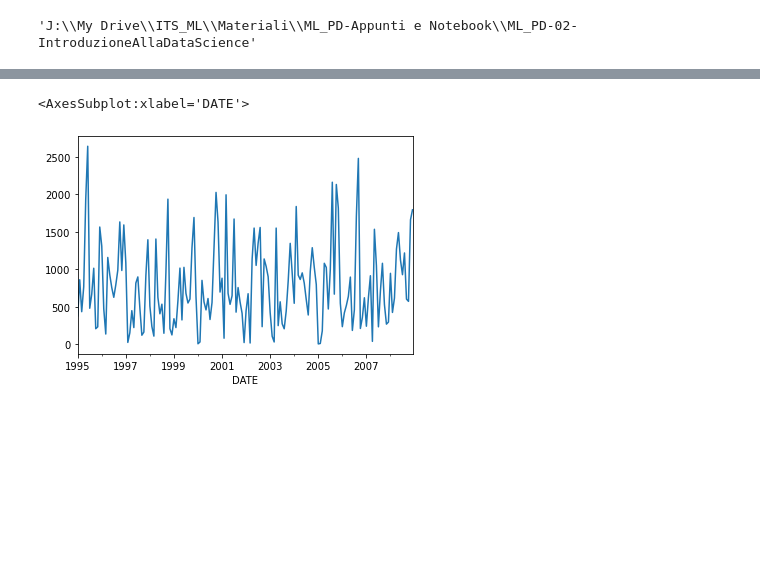
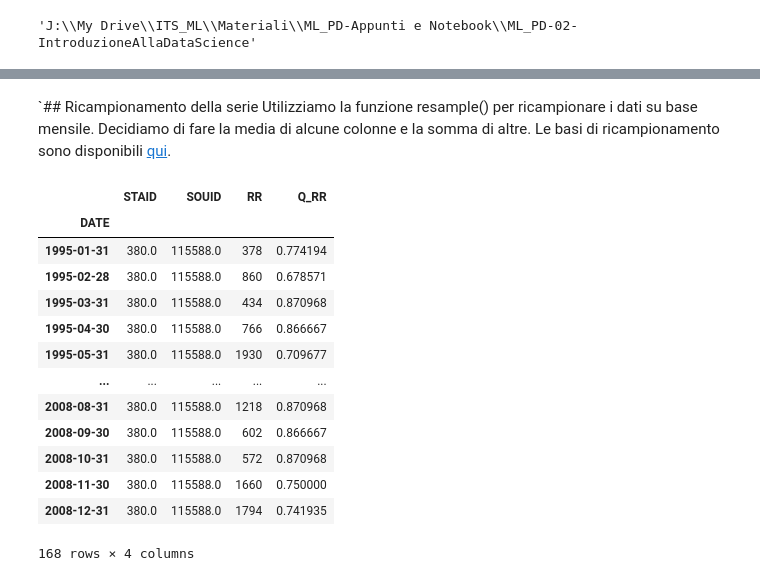
Before and after one commit to SGiuri/ML_PD-2122, a Jupyter notebook: ML_PD-02-IntroduzioneAllaDataScience/ML_PD-ds08-DateTimeSeries.ipynb, the cells around one changed output, grey strips where cells are left out. Cells and saved outputs as stored; diff of their text form; code cells hidden in the pictures; blank space fills up the shorter version.

Commit message:
Sistemato file ML_PD-ds08-DateTimeSeries

```diff
--- a/ML_PD-02-IntroduzioneAllaDataScience/ML_PD-ds08-DateTimeSeries.ipynb
+++ b/ML_PD-02-IntroduzioneAllaDataScience/ML_PD-ds08-DateTimeSeries.ipynb
@@ -12,5 +18,6 @@ import numpy as np
 # %%
 # get current working directory
-os.getcwd()
+cwd = os.getcwd()
+cwd
 # %% [output]
 'J:\\My Drive\\ITS_ML\\Materiali\\ML_PD-Appunti e Notebook\\ML_PD-02-IntroduzioneAllaDataScience'
@@ -64,0 +46,28 @@ my_csv[:10]
+# %%
+# Raggiungo la posizione del file costruendo il path
+pth_file = '\\'.join([cwd, "Assets", "PrecipitazioniPadova", "RR_SOUID115588.txt"])
+
+# Il file che stiamo elaborando ha una parte di intestazione piuttosto corposa.
+# Dobbiamo risalire alla zon con il campo dati:
+# Leggo quindi le prime righe, sino al raggiungimento di quella che mi interessa.
+# Se lo ritengo necessario posso salvare queste righe su una lista per farne uso quando necessario.
+
+with open(pth_file) as f:
+    riga = f.readline()
+    while riga != ' STAID, SOUID,    DATE,   RR, Q_RR\n':
+        riga = f.readline()
+
+    # ho torvato l'inizio dei campi dati.
+    # Creo quindi una lista che chiamo my_csv che includa la riga di intestazione del file, strippata e splittata
+
+    my_csv = [riga.strip().split(",")]
+    # leggo la prima riga contenete dati:
+    riga = f.readline()
+
+    # finche la riga contiene dati aggiungila alla mia lista
+    while riga != "":
+        my_csv.append(riga.strip().split(","))
+        riga = f.readline()
+
+# Do un'occhiata alle prime 10 righe del file csv:
+my_csv[:10]
@@ -141,7 +242,22 @@ df_filtrato = df[df.RR != -9999]
+# %% [markdown]
+`## Ricampionamento della serie
+Utilizziamo la funzione resample() per ricampionare i dati su base mensile. Decidiamo di fare la media di alcune colonne e la somma di altre.
+Le basi di ricampionamento sono disponibili [qui](https://pandas.pydata.org/pandas-docs/stable/user_guide/timeseries.html#dateoffset-objects).
 # %%
 df_filtrato_mese = df_filtrato.resample('M').agg({'STAID':'mean', 'SOUID':'mean', 'RR':'sum', 'Q_RR':'mean'})
+df_filtrato_mese
+# %% [output]
+|  | STAID | SOUID | RR | Q_RR |
+| DATE |  |  |  |  |
+| 1995-01-31 | 380.0 | 115588.0 | 378 | 0.774194 |
+| 1995-02-28 | 380.0 | 115588.0 | 860 | 0.678571 |
+| 1995-03-31 | 380.0 | 115588.0 | 434 | 0.870968 |
+| 1995-04-30 | 380.0 | 115588.0 | 766 | 0.866667 |
+| 1995-05-31 | 380.0 | 115588.0 | 1930 | 0.709677 |
+| ... | ... | ... | ... | ... |
+| 2008-08-31 | 380.0 | 115588.0 | 1218 | 0.870968 |
+| 2008-09-30 | 380.0 | 115588.0 | 602 | 0.866667 |
+| 2008-10-31 | 380.0 | 115588.0 | 572 | 0.870968 |
+| 2008-11-30 | 380.0 | 115588.0 | 1660 | 0.750000 |
+| 2008-12-31 | 380.0 | 115588.0 | 1794 | 0.741935 |
+168 rows × 4 columns
-# %%
-df_filtrato_mese.RR.plot()
-# %% [output]
-<AxesSubplot:xlabel='DATE'>
-[figure, removed]
```
Also changed, not shown: parts of 44 cells of this notebook, 1 other file.
